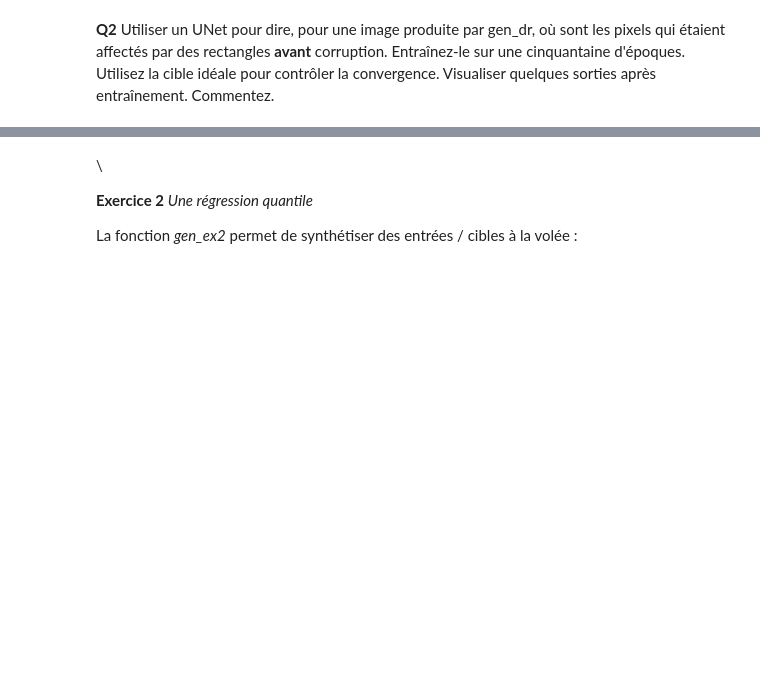
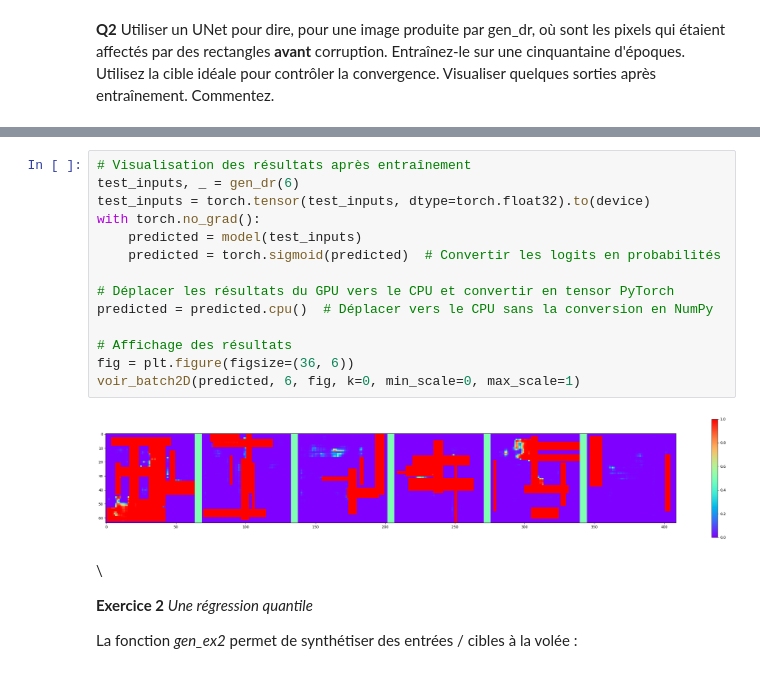
Before and after one commit to zakariaabou/exam_2025_session2, a Jupyter notebook: notebooks/exercices_session2.ipynb, the cells around one changed output, grey strips where cells are left out. Cells and saved outputs as stored; diff of their text form; blank space fills up the shorter version.

```diff
--- a/notebooks/exercices_session2.ipynb
+++ b/notebooks/exercices_session2.ipynb
@@ -132,3 +112,19 @@ KeyboardInterrupt:
+# %%
+# Visualisation des résultats après entraînement
+test_inputs, _ = gen_dr(6)
+test_inputs = torch.tensor(test_inputs, dtype=torch.float32).to(device)
+with torch.no_grad():
+    predicted = model(test_inputs)
+    predicted = torch.sigmoid(predicted)  # Convertir les logits en probabilités
+
+# Déplacer les résultats du GPU vers le CPU et convertir en tensor PyTorch
+predicted = predicted.cpu()  # Déplacer vers le CPU sans la conversion en NumPy
+
+# Affichage des résultats
+fig = plt.figure(figsize=(36, 6))
+voir_batch2D(predicted, 6, fig, k=0, min_scale=0, max_scale=1)
+# %% [output]
+[figure, added]
 # %% [markdown]
 \
 
```
Also changed, not shown: parts of 23 cells of this notebook.
